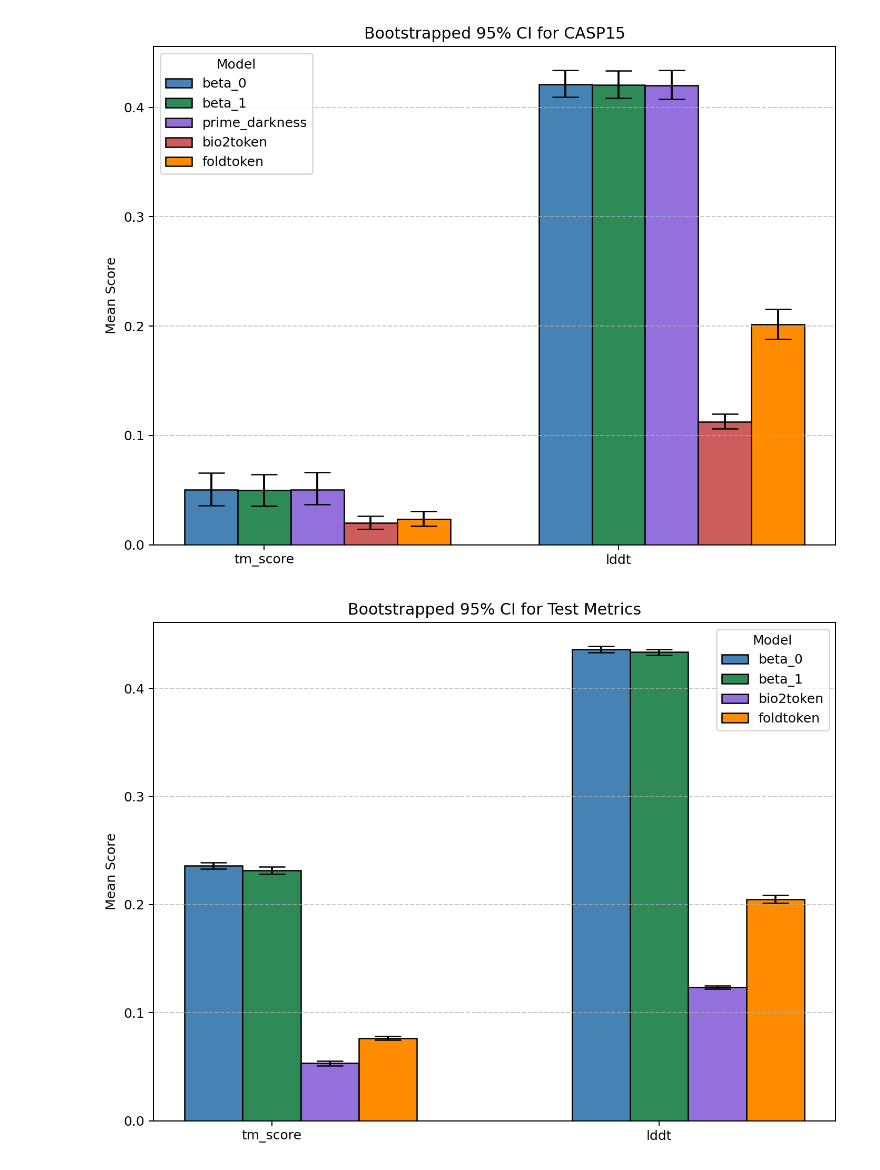
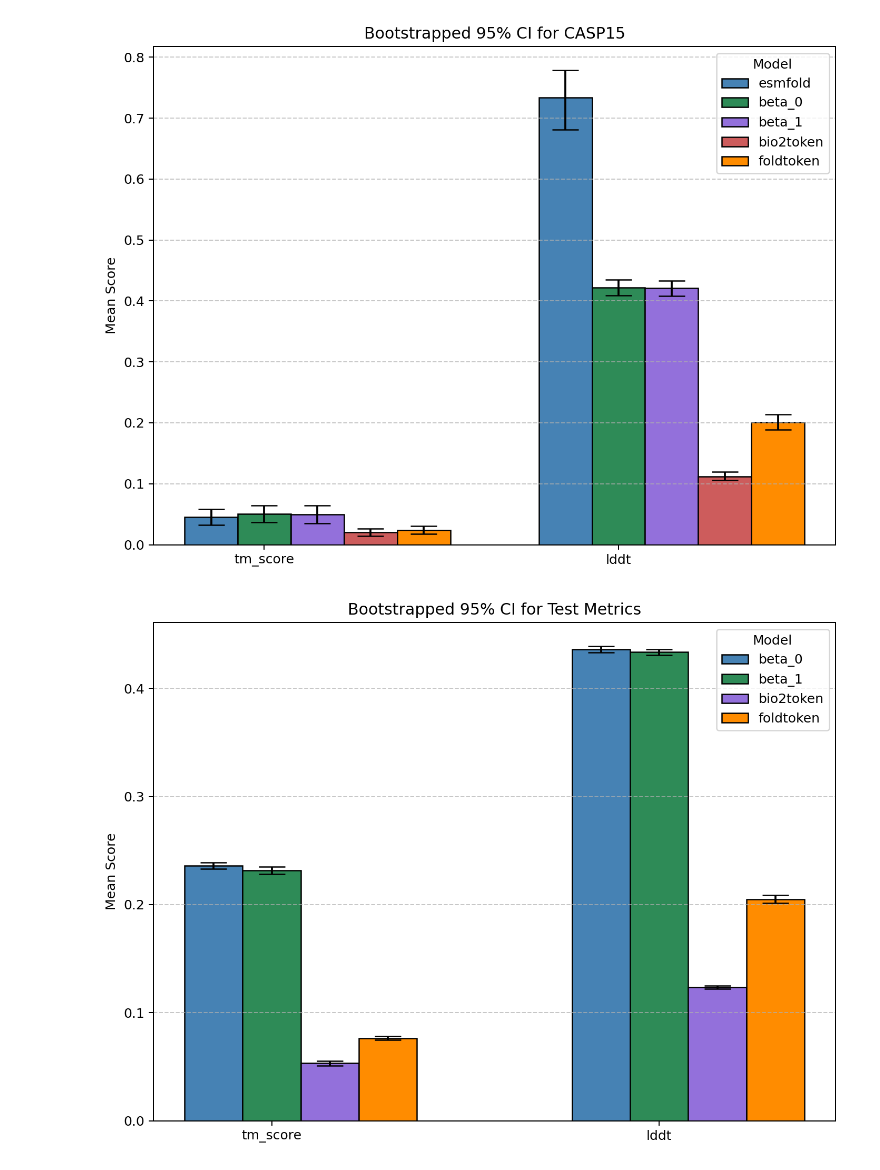
Before and after one commit to BetelgeuseBugFixer/MaPra2025, a Jupyter notebook: benchmark/benchmark.ipynb, the cells around one changed output. Cells and saved outputs as stored; diff of their text form; code cells hidden in the pictures.

```diff
--- a/benchmark/benchmark.ipynb
+++ b/benchmark/benchmark.ipynb
@@ -26,6 +26,10 @@ bio2token_test = pd.read_csv("benchmark_data/bio2token_1_test/bio2token_1_test_s
 # foldtoken
 foldtoken_casp = pd.read_csv("benchmark_data/foldtoken_1_casp/foldtoken_1_casp_scores.csv")
 foldtoken_test = pd.read_csv("benchmark_data/foldtoken_1_test/foldtoken_1_test_scores.csv")
+
+# esmfold
+esmfold_casp = pd.read_csv("benchmark_data/ESMFold_casp/ESMFold_casp_scores.csv")
+esmfold_test = pd.read_csv("benchmark_data/ESMFold_test/ESMFold_test_scores.csv")
 # %%
 # Define the bootstrapping function
 def bootstrap_ci(data, n_bootstrap=1000, ci=0.95):
@@ -37,8 +41,8 @@ def bootstrap_ci(data, n_bootstrap=1000, ci=0.95):
     upper = np.percentile(means, (1 + ci) / 2 * 100)
     return np.mean(means), lower, upper
 # %%
-dfs = [beta_0_casp, beta_1_casp, prime_darkness_casp, bio2token_casp, foldtoken_casp]
-model_names = ["beta_0", "beta_1", "prime_darkness", "bio2token", "foldtoken"]
+dfs = [esmfold_casp, beta_0_casp, beta_1_casp, bio2token_casp, foldtoken_casp]
+model_names = ["esmfold", "beta_0", "beta_1", "bio2token", "foldtoken"]
 metrics = ['tm_score', 'lddt']
 
 all_results = {}
@@ -72,34 +76,34 @@ yerr = np.transpose(errors, (2, 0, 1))  # (low/high, model, metric)
 
 # Plot
 x = np.arange(len(metrics))
 width = 0.15
 
 plt.figure(figsize=(8, 6), dpi=180)
 
 colors = ['steelblue','seagreen', 'mediumpurple', 'indianred', 'darkorange']
 for i, (model, color) in enumerate(zip(model_names, colors)):
     plt.bar(
         x + i * width,
         means[i],
         yerr=[yerr[0][i], yerr[1][i]],
         capsize=10,
         width=width,
         label=model,
         edgecolor='black',
         color=color
     )
 
 plt.xticks(x + width, metrics)
 plt.ylabel("Mean Score")
 #plt.ylim(0, 1)
 plt.title("Bootstrapped 95% CI for CASP15")
 plt.grid(axis='y', linestyle='--', alpha=0.7)
 plt.legend(title="Model")
 plt.tight_layout()
 plt.savefig("plots/bootstrap_ci_plot_casp.png")
 plt.show()
 # %% [output]
-[figure, old version]
+[figure, new version]
 # %%
 dfs = [beta_0_test, beta_1_test, bio2token_test, foldtoken_test]
 model_names = ["beta_0", "beta_1", "bio2token", "foldtoken"]
```
Also changed, not shown: 3 other files.
